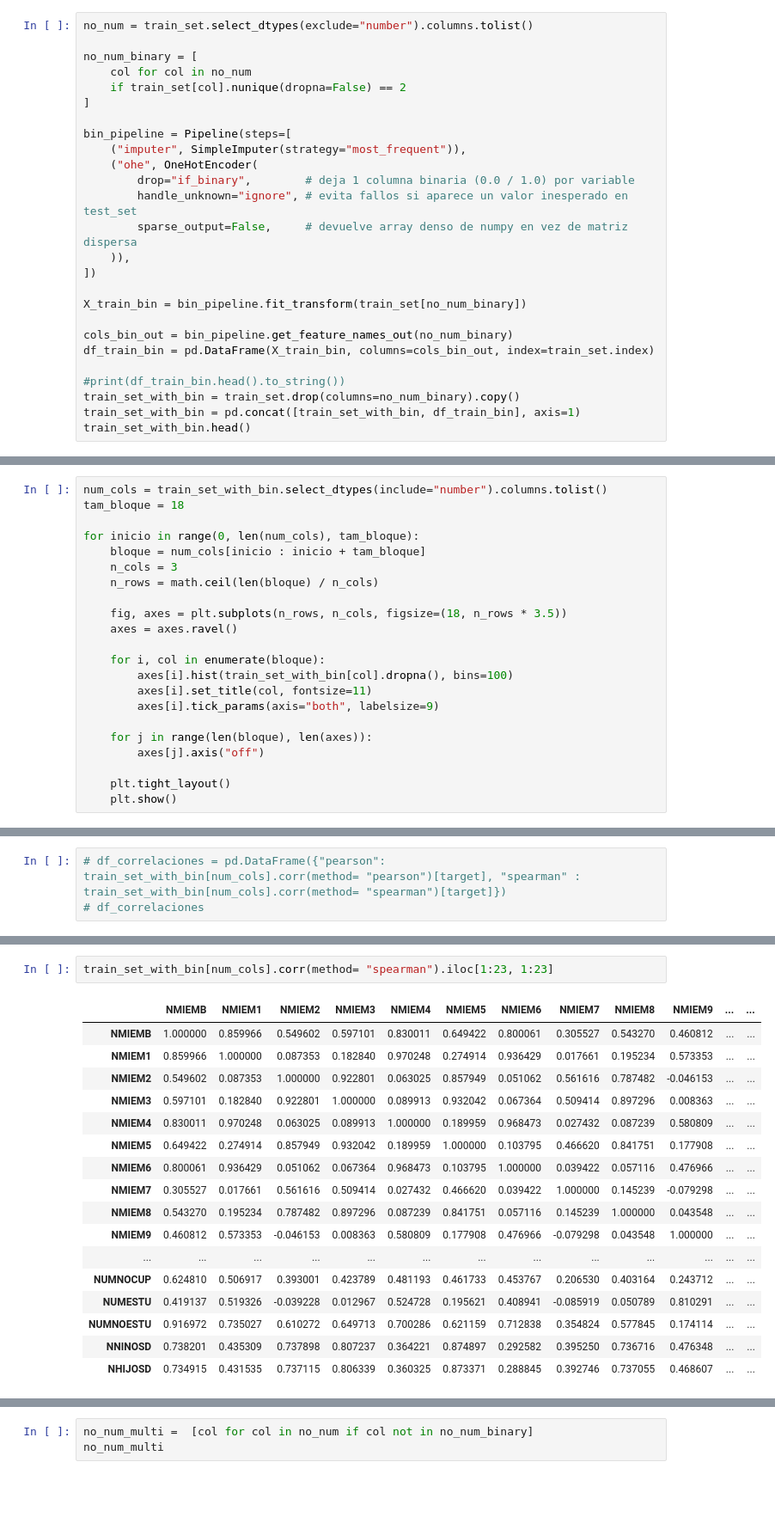
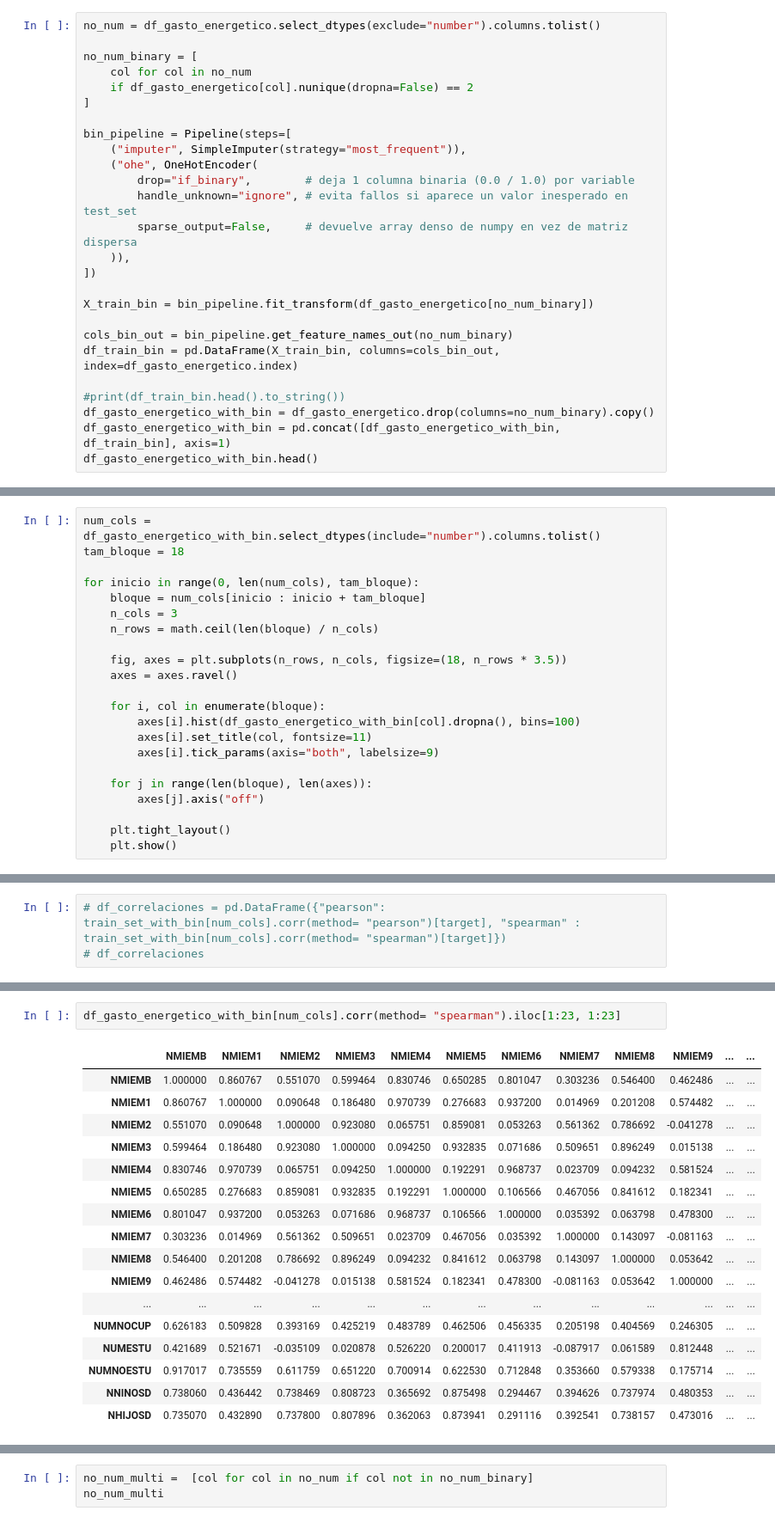
Before and after one commit to mariot11/ML_ConsumoEnergia, a Jupyter notebook: notebooks/03_limpiezaEDA2 (Copiar).ipynb, the cells around one changed output, grey strips where cells are left out. Shown at 86% size. Drawn from its saved outputs; the diff is of its cells as text; blank space fills up the shorter version.

```diff
--- a/notebooks/03_limpiezaEDA2 (Copiar).ipynb
+++ b/notebooks/03_limpiezaEDA2 (Copiar).ipynb
@@ -51,9 +42,9 @@ y_test = test_set[target].copy()
 # %%
-no_num = train_set.select_dtypes(exclude="number").columns.tolist()
+no_num = df_gasto_energetico.select_dtypes(exclude="number").columns.tolist()
 
 no_num_binary = [
     col for col in no_num
-    if train_set[col].nunique(dropna=False) == 2
+    if df_gasto_energetico[col].nunique(dropna=False) == 2
 ]
 
 bin_pipeline = Pipeline(steps=[
@@ -65,14 +56,14 @@ bin_pipeline = Pipeline(steps=[
     )),
 ])
 
-X_train_bin = bin_pipeline.fit_transform(train_set[no_num_binary])
+X_train_bin = bin_pipeline.fit_transform(df_gasto_energetico[no_num_binary])
 
 cols_bin_out = bin_pipeline.get_feature_names_out(no_num_binary)
-df_train_bin = pd.DataFrame(X_train_bin, columns=cols_bin_out, index=train_set.index)
+df_train_bin = pd.DataFrame(X_train_bin, columns=cols_bin_out, index=df_gasto_energetico.index)
 
 #print(df_train_bin.head().to_string())
-train_set_with_bin = train_set.drop(columns=no_num_binary).copy()
-train_set_with_bin = pd.concat([train_set_with_bin, df_train_bin], axis=1)
-train_set_with_bin.head()
+df_gasto_energetico_with_bin = df_gasto_energetico.drop(columns=no_num_binary).copy()
+df_gasto_energetico_with_bin = pd.concat([df_gasto_energetico_with_bin, df_train_bin], axis=1)
+df_gasto_energetico_with_bin.head()
 # %% [output]
 |  | GASTO_SUMINISTROS | CCAA | NUTS1 | TAMAMU | DENSIDAD | NMIEMB | NMIEM1 | NMIEM2 | NMIEM3 | NMIEM4 | ... |
@@ -84,6 +75,6 @@ train_set_with_bin.head()
 5 rows × 87 columns
 # %%
-num_cols = train_set_with_bin.select_dtypes(include="number").columns.tolist()
+num_cols = df_gasto_energetico_with_bin.select_dtypes(include="number").columns.tolist()
 tam_bloque = 18
 
 for inicio in range(0, len(num_cols), tam_bloque):
@@ -95,7 +86,7 @@ for inicio in range(0, len(num_cols), tam_bloque):
     axes = axes.ravel()
 
     for i, col in enumerate(bloque):
-        axes[i].hist(train_set_with_bin[col].dropna(), bins=100)
+        axes[i].hist(df_gasto_energetico_with_bin[col].dropna(), bins=100)
         axes[i].set_title(col, fontsize=11)
         axes[i].tick_params(axis="both", labelsize=9)
 
@@ -191,24 +182,24 @@ train_set_with_bin[num_cols].corr(method= "pearson").iloc[1:23, 1:23]
 22 rows × 22 columns
 # %%
-train_set_with_bin[num_cols].corr(method= "spearman").iloc[1:23, 1:23]
+df_gasto_energetico_with_bin[num_cols].corr(method= "spearman").iloc[1:23, 1:23]
 # %% [output]
 |  | NMIEMB | NMIEM1 | NMIEM2 | NMIEM3 | NMIEM4 | NMIEM5 | NMIEM6 | NMIEM7 | NMIEM8 | NMIEM9 | ... | ... |
-| NMIEMB | 1.000000 | 0.859966 | 0.549602 | 0.597101 | 0.830011 | 0.649422 | 0.800061 | 0.305527 | 0.543270 | 0.460812 | ... | ... |
-| NMIEM1 | 0.859966 | 1.000000 | 0.087353 | 0.182840 | 0.970248 | 0.274914 | 0.936429 | 0.017661 | 0.195234 | 0.573353 | ... | ... |
-| NMIEM2 | 0.549602 | 0.087353 | 1.000000 | 0.922801 | 0.063025 | 0.857949 | 0.051062 | 0.561616 | 0.787482 | -0.046153 | ... | ... |
-| NMIEM3 | 0.597101 | 0.182840 | 0.922801 | 1.000000 | 0.089913 | 0.932042 | 0.067364 | 0.509414 | 0.897296 | 0.008363 | ... | ... |
-| NMIEM4 | 0.830011 | 0.970248 | 0.063025 | 0.089913 | 1.000000 | 0.189959 | 0.968473 | 0.027432 | 0.087239 | 0.580809 | ... | ... |
-| NMIEM5 | 0.649422 | 0.274914 | 0.857949 | 0.932042 | 0.189959 | 1.000000 | 0.103795 | 0.466620 | 0.841751 | 0.177908 | ... | ... |
-| NMIEM6 | 0.800061 | 0.936429 | 0.051062 | 0.067364 | 0.968473 | 0.103795 | 1.000000 | 0.039422 | 0.057116 | 0.476966 | ... | ... |
-| NMIEM7 | 0.305527 | 0.017661 | 0.561616 | 0.509414 | 0.027432 | 0.466620 | 0.039422 | 1.000000 | 0.145239 | -0.079298 | ... | ... |
-| NMIEM8 | 0.543270 | 0.195234 | 0.787482 | 0.897296 | 0.087239 | 0.841751 | 0.057116 | 0.145239 | 1.000000 | 0.043548 | ... | ... |
-| NMIEM9 | 0.460812 | 0.573353 | -0.046153 | 0.008363 | 0.580809 | 0.177908 | 0.476966 | -0.079298 | 0.043548 | 1.000000 | ... | ... |
+| NMIEMB | 1.000000 | 0.860767 | 0.551070 | 0.599464 | 0.830746 | 0.650285 | 0.801047 | 0.303236 | 0.546400 | 0.462486 | ... | ... |
+| NMIEM1 | 0.860767 | 1.000000 | 0.090648 | 0.186480 | 0.970739 | 0.276683 | 0.937200 | 0.014969 | 0.201208 | 0.574482 | ... | ... |
+| NMIEM2 | 0.551070 | 0.090648 | 1.000000 | 0.923080 | 0.065751 | 0.859081 | 0.053263 | 0.561362 | 0.786692 | -0.041278 | ... | ... |
+| NMIEM3 | 0.599464 | 0.186480 | 0.923080 | 1.000000 | 0.094250 | 0.932835 | 0.071686 | 0.509651 | 0.896249 | 0.015138 | ... | ... |
+| NMIEM4 | 0.830746 | 0.970739 | 0.065751 | 0.094250 | 1.000000 | 0.192291 | 0.968737 | 0.023709 | 0.094232 | 0.581524 | ... | ... |
+| NMIEM5 | 0.650285 | 0.276683 | 0.859081 | 0.932835 | 0.192291 | 1.000000 | 0.106566 | 0.467056 | 0.841612 | 0.182341 | ... | ... |
+| NMIEM6 | 0.801047 | 0.937200 | 0.053263 | 0.071686 | 0.968737 | 0.106566 | 1.000000 | 0.035392 | 0.063798 | 0.478300 | ... | ... |
+| NMIEM7 | 0.303236 | 0.014969 | 0.561362 | 0.509651 | 0.023709 | 0.467056 | 0.035392 | 1.000000 | 0.143097 | -0.081163 | ... | ... |
+| NMIEM8 | 0.546400 | 0.201208 | 0.786692 | 0.896249 | 0.094232 | 0.841612 | 0.063798 | 0.143097 | 1.000000 | 0.053642 | ... | ... |
+| NMIEM9 | 0.462486 | 0.574482 | -0.041278 | 0.015138 | 0.581524 | 0.182341 | 0.478300 | -0.081163 | 0.053642 | 1.000000 | ... | ... |
 | ... | ... | ... | ... | ... | ... | ... | ... | ... | ... | ... | ... | ... |
-| NUMNOCUP | 0.624810 | 0.506917 | 0.393001 | 0.423789 | 0.481193 | 0.461733 | 0.453767 | 0.206530 | 0.403164 | 0.243712 | ... | ... |
-| NUMESTU | 0.419137 | 0.519326 | -0.039228 | 0.012967 | 0.524728 | 0.195621 | 0.408941 | -0.085919 | 0.050789 | 0.810291 | ... | ... |
-| NUMNOESTU | 0.916972 | 0.735027 | 0.610272 | 0.649713 | 0.700286 | 0.621159 | 0.712838 | 0.354824 | 0.577845 | 0.174114 | ... | ... |
-| NNINOSD | 0.738201 | 0.435309 | 0.737898 | 0.807237 | 0.364221 | 0.874897 | 0.292582 | 0.395250 | 0.736716 | 0.476348 | ... | ... |
-| NHIJOSD | 0.734915 | 0.431535 | 0.737115 | 0.806339 | 0.360325 | 0.873371 | 0.288845 | 0.392746 | 0.737055 | 0.468607 | ... | ... |
+| NUMNOCUP | 0.626183 | 0.509828 | 0.393169 | 0.425219 | 0.483789 | 0.462506 | 0.456335 | 0.205198 | 0.404569 | 0.246305 | ... | ... |
+| NUMESTU | 0.421689 | 0.521671 | -0.035109 | 0.020878 | 0.526220 | 0.200017 | 0.411913 | -0.087917 | 0.061589 | 0.812448 | ... | ... |
+| NUMNOESTU | 0.917017 | 0.735559 | 0.611759 | 0.651220 | 0.700914 | 0.622530 | 0.712848 | 0.353660 | 0.579338 | 0.175714 | ... | ... |
+| NNINOSD | 0.738060 | 0.436442 | 0.738469 | 0.808723 | 0.365692 | 0.875498 | 0.294467 | 0.394626 | 0.737974 | 0.480353 | ... | ... |
+| NHIJOSD | 0.735070 | 0.432890 | 0.737800 | 0.807896 | 0.362063 | 0.873941 | 0.291116 | 0.392541 | 0.738157 | 0.473016 | ... | ... |
 22 rows × 22 columns
 # %%
 def evaluar_binarias_mw(df: pd.DataFrame, cols_bin: list[str], target: str = "GASTO_SUMINISTROS") -> pd.DataFrame:
```
Also changed, not shown: parts of 22 cells of this notebook, 3 other files.
